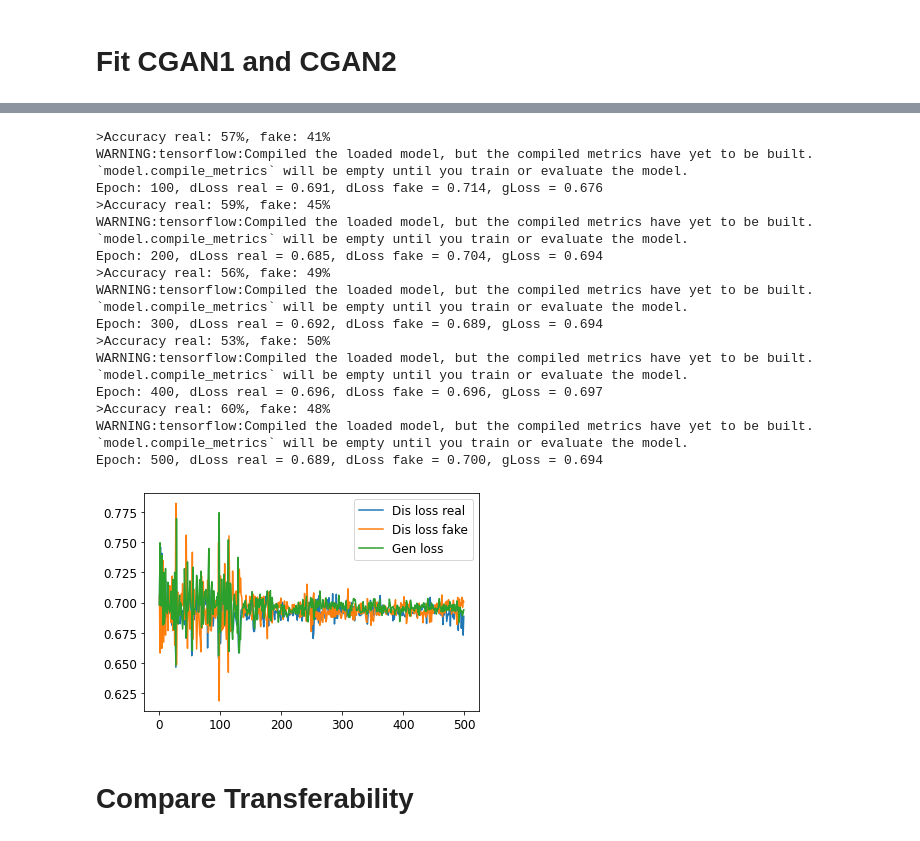
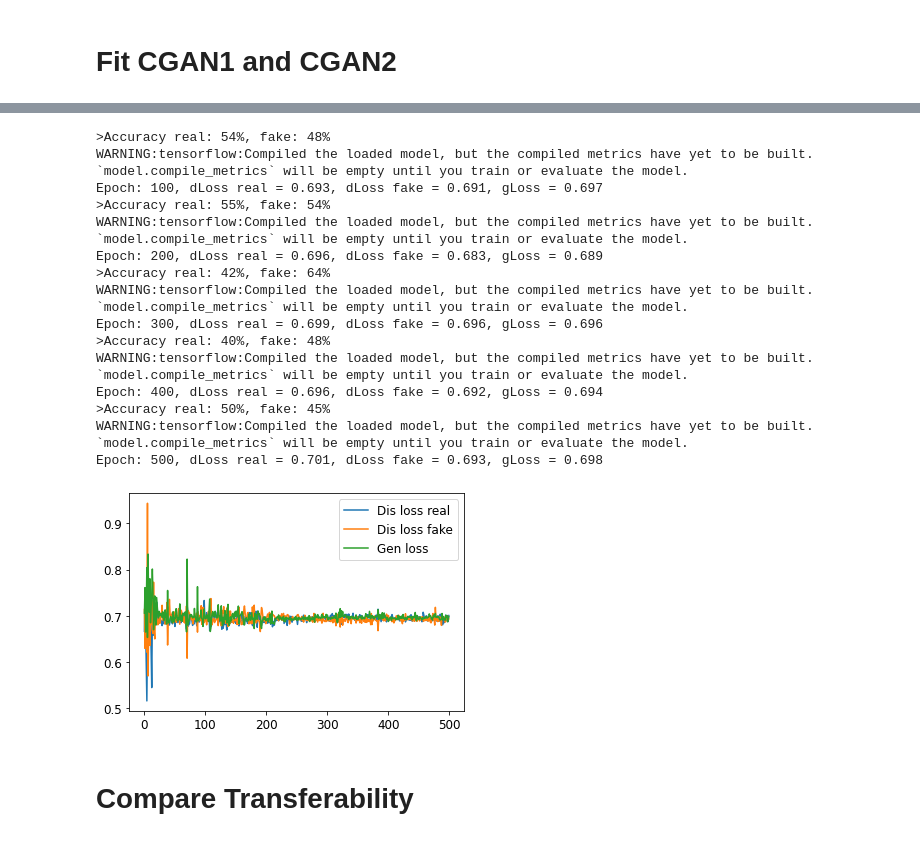
Before and after one commit to mz-zarei/CGAN-EB, a Jupyter notebook: CGAN_transferability.ipynb, the cells around one changed output, grey strips where cells are left out. Cells and saved outputs as stored; diff of their text form; code cells hidden in the pictures.

```diff
--- a/CGAN_transferability.ipynb
+++ b/CGAN_transferability.ipynb
@@ -445,42 +445,42 @@ Epoch: 500, dLoss real = 0.690, dLoss fake = 0.679, gLoss = 0.705
 # %%
 ## Fit CGAN2 on df2
 # Sclaing feature vector
 scaler2 = StandardScaler().fit(df2[x_features])
 x_data_scaled2 = pd.DataFrame(scaler2.transform(df2[x_features]))
 x_train2 = x_data_scaled2
 y_train2 = df2[y_name]
 
-gen_lr, dis_lr, gen_dec, dis_dec, n_epochs, n_batch = 0.001, 0.001, 0.0001, 0.0001, 500, int(100)
+gen_lr, dis_lr, gen_dec, dis_dec, n_epochs, n_batch = 0.001, 0.001, 0, 0, 500, int(100)
 
 
 # create the discriminator
 d_model = define_discriminator()
 # create the generator
 g_model = define_generator(latent_dim)
 # create the gan
 gan_model = define_gan(g_model, d_model)
 # load image data
 dataset = load_real_samples(x_train2,y_train2)
 # # train model
 d1_hist, d2_hist, g_hist = train(g_model, d_model, gan_model, dataset,
                                  latent_dim, n_epochs, n_batch, x_train2, name='df2')
 # %% [output]
->Accuracy real: 57%, fake: 41%
+>Accuracy real: 54%, fake: 48%
 WARNING:tensorflow:Compiled the loaded model, but the compiled metrics have yet to be built. `model.compile_metrics` will be empty until you train or evaluate the model.
-Epoch: 100, dLoss real = 0.691, dLoss fake = 0.714, gLoss = 0.676
->Accuracy real: 59%, fake: 45%
+Epoch: 100, dLoss real = 0.693, dLoss fake = 0.691, gLoss = 0.697
+>Accuracy real: 55%, fake: 54%
 WARNING:tensorflow:Compiled the loaded model, but the compiled metrics have yet to be built. `model.compile_metrics` will be empty until you train or evaluate the model.
-Epoch: 200, dLoss real = 0.685, dLoss fake = 0.704, gLoss = 0.694
->Accuracy real: 56%, fake: 49%
+Epoch: 200, dLoss real = 0.696, dLoss fake = 0.683, gLoss = 0.689
+>Accuracy real: 42%, fake: 64%
 WARNING:tensorflow:Compiled the loaded model, but the compiled metrics have yet to be built. `model.compile_metrics` will be empty until you train or evaluate the model.
-Epoch: 300, dLoss real = 0.692, dLoss fake = 0.689, gLoss = 0.694
->Accuracy real: 53%, fake: 50%
+Epoch: 300, dLoss real = 0.699, dLoss fake = 0.696, gLoss = 0.696
+>Accuracy real: 40%, fake: 48%
 WARNING:tensorflow:Compiled the loaded model, but the compiled metrics have yet to be built. `model.compile_metrics` will be empty until you train or evaluate the model.
-Epoch: 400, dLoss real = 0.696, dLoss fake = 0.696, gLoss = 0.697
->Accuracy real: 60%, fake: 48%
+Epoch: 400, dLoss real = 0.696, dLoss fake = 0.692, gLoss = 0.694
+>Accuracy real: 50%, fake: 45%
 WARNING:tensorflow:Compiled the loaded model, but the compiled metrics have yet to be built. `model.compile_metrics` will be empty until you train or evaluate the model.
-Epoch: 500, dLoss real = 0.689, dLoss fake = 0.700, gLoss = 0.694
+Epoch: 500, dLoss real = 0.701, dLoss fake = 0.693, gLoss = 0.698
-[figure, old version]
+[figure, new version]
 # %% [markdown]
 # **Compare Transferability**
 # %%
```
Also changed, not shown: parts of 4 cells of this notebook.
